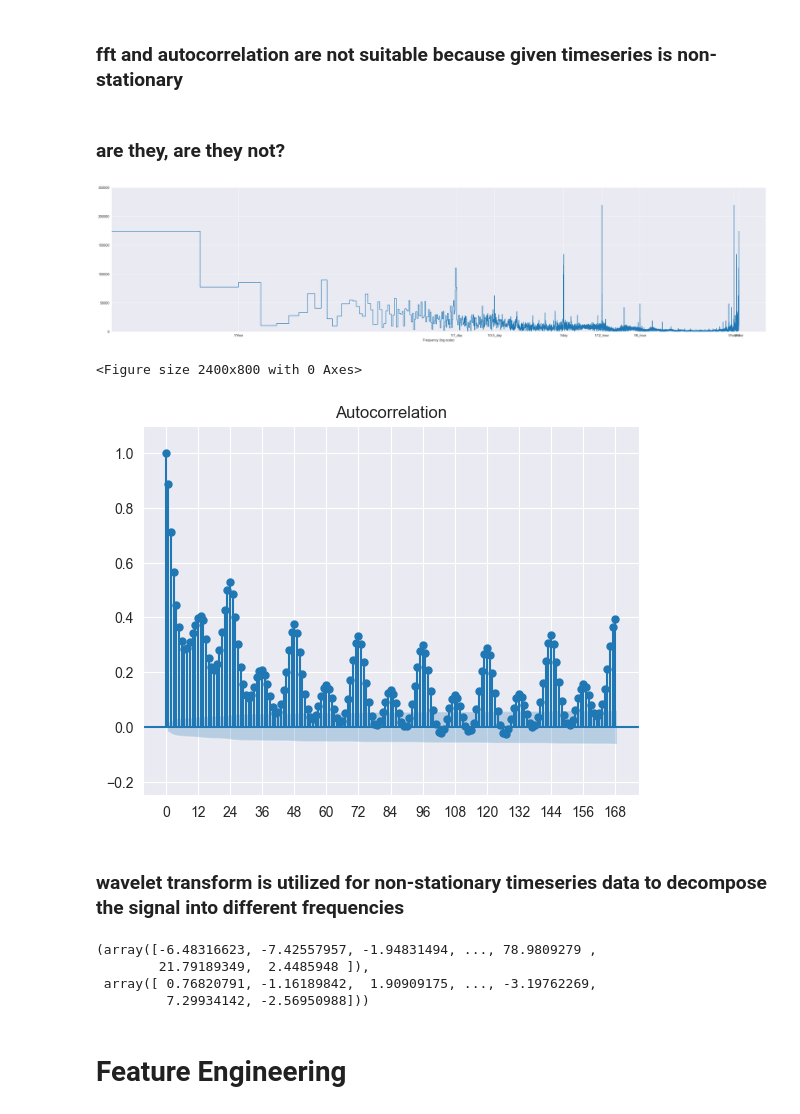
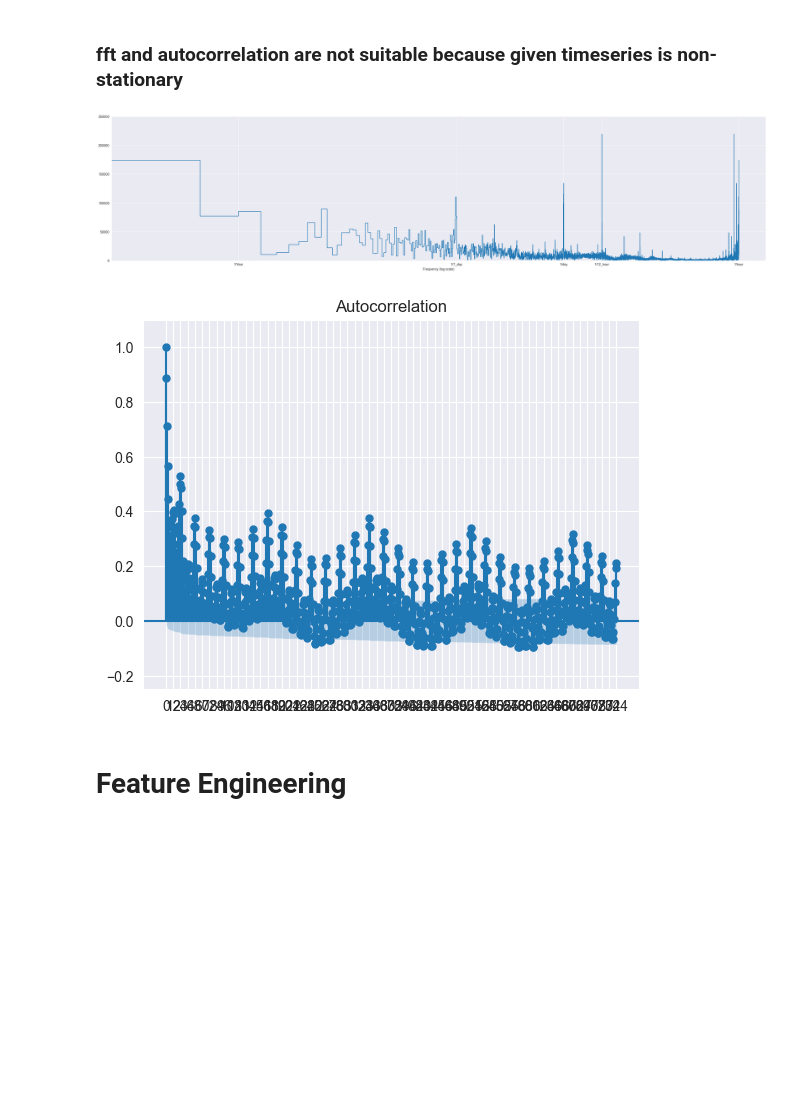
Before and after one commit to valentin-17/epf, a Jupyter notebook: notebooks/exploratory_analysis.ipynb, the cells around one changed output. Saved outputs shown, nothing was run; the diff lists cells and outputs as text; code cells hidden in the pictures; blank space fills up the shorter version.

```diff
--- a/notebooks/exploratory_analysis.ipynb
+++ b/notebooks/exploratory_analysis.ipynb
@@ -11,14 +17,14 @@ from sktime.transformations.series.outlier_detection import HampelFilter
 # %% [markdown]
 # Prep Work
 # %%
-def load_and_concat_data(file_paths, column_names):
+def load_and_concat_data(file_paths, column_names) -> pd.DataFrame:
     """
     Load and concatenate data from multiple CSV files given by file_paths.
 
     :param file_paths: List of file paths to the CSV files.
     :param column_names: List of column names for the CSV files.
 
-    :return pd.DataFrame: DataFrame for each feature containing raw data from the years 2023 - 2024.
+    :returns: pd.DataFrame: DataFrame for each feature containing raw data from the years 2023 - 2024.
     """
     df = [pd.read_csv(file_path, header=1, names=column_names) for file_path in file_paths]
     concat_data = pd.concat(df)
@@ -139,10 +145,8 @@ plt.show()
 [figure]
 # %% [markdown]
 ### fft and autocorrelation are not suitable because given timeseries is non-stationary
-# %% [markdown]
-### are they, are they not?
 # %%
-# to check which frequencies are present in the timeseries data fft and wavelet transform are used
+# to check which frequencies are present in the timeseries data fft is used
 fft = tf.signal.fft(combined_df["de_lu_price"])
 f_per_dataset = np.arange(0, len(fft))
 
@@ -156,32 +160,17 @@ plt.step(f_per_year, np.abs(fft))
 plt.xscale('log')
 plt.ylim(0, 250000)
 plt.xlim([0.1, max(plt.xlim())])
-plt.xticks([1, 365.2524/7, 365.2524/3.5, 365.2524, 365.2524*2, 365.2524*24/6, 365.2524*22, 365.2524*24], labels=['1/Year', '1/7_day', '1/3.5_day', '1/day', '1/12_hour', '1/6_hour', '1/hour-2', '1/hour'])
+plt.xticks([1, 365.2524/7, 365.2524, 365.2524*2, 365.2524*24], labels=['1/Year', '1/7_day', '1/day', '1/12_hour', '1/hour'])
 _ = plt.xlabel('Frequency (log scale)')
 # %% [output]
-[figure, old version]
+[figure, new version]
 # %%
 # to further validate time frequencies autocorrelation is measured
-plt.figure(figsize=(24, 8))
-plot_acf(combined_df["de_lu_price"], lags=7*24)
+plot_acf(combined_df["de_lu_price"], lags=31*24)
 plt.ylim(-0.25, 1.1)
-plt.xticks(np.arange(0, 7*24+1, 12))
+plt.xticks(np.arange(0, 31*24+1, 12))
 plt.show()
 # %% [output]
-<Figure size 2400x800 with 0 Axes>
-[figure, old version]
+[figure, new version]
-# %% [markdown]
-### wavelet transform is utilized for non-stationary timeseries data to decompose the signal into different frequencies
-# %%
-# wavelet transform
-coefficients = pywt.dwt(combined_df["de_lu_price"], "db5")
-coefficients
-#plt.imshow(np.abs(coefficients), extent=[0,1,1,100], cmap='PRGn', aspect='auto',
-           #vmax=abs(coefficients).max(), vmin=-abs(coefficients).max())
-# %% [output]
-(array([-6.48316623, -7.42557957, -1.94831494, ..., 78.9809279 ,
-        21.79189349,  2.4485948 ]),
- array([ 0.76820791, -1.16189842,  1.90909175, ..., -3.19762269,
-         7.29934142, -2.56950988]))
 # %% [markdown]
 # Feature Engineering
```
Also changed, not shown: parts of 36 cells of this notebook, 1 other file.
